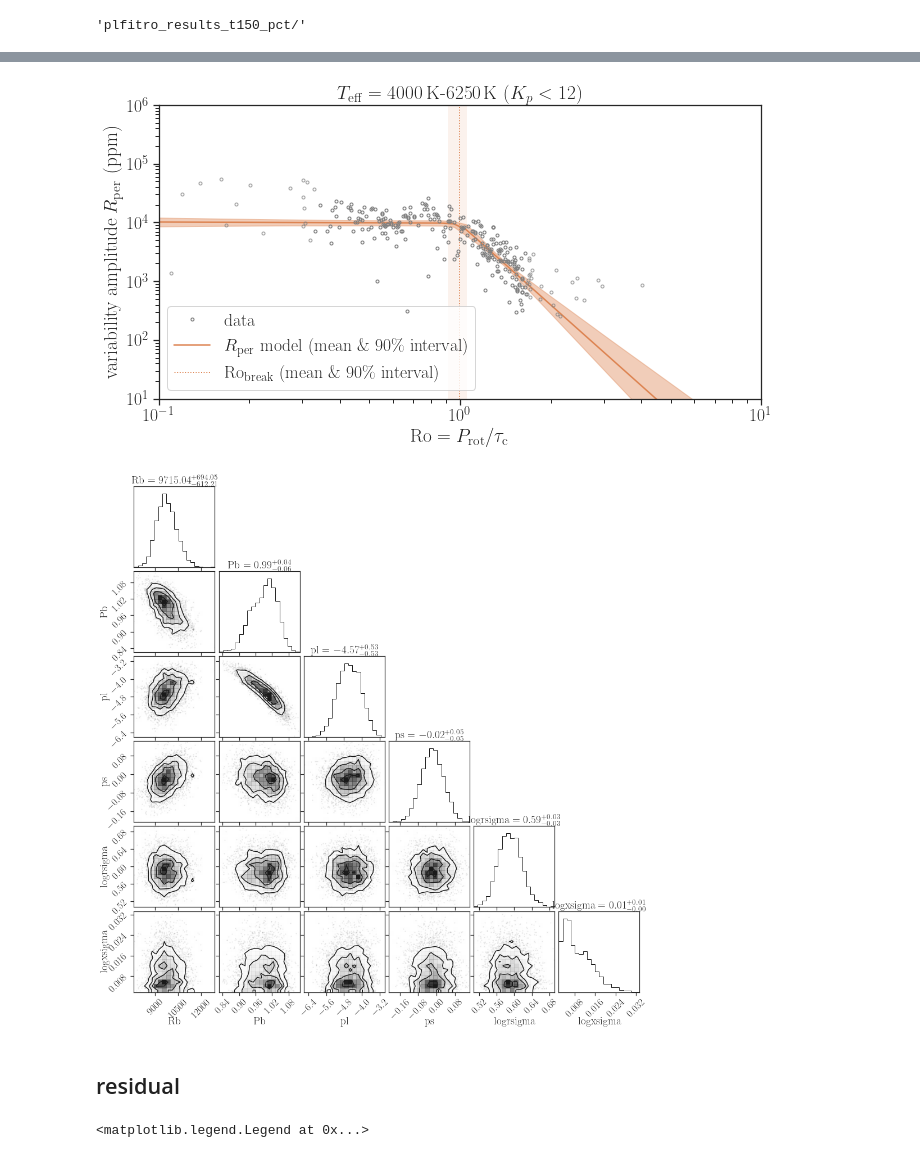
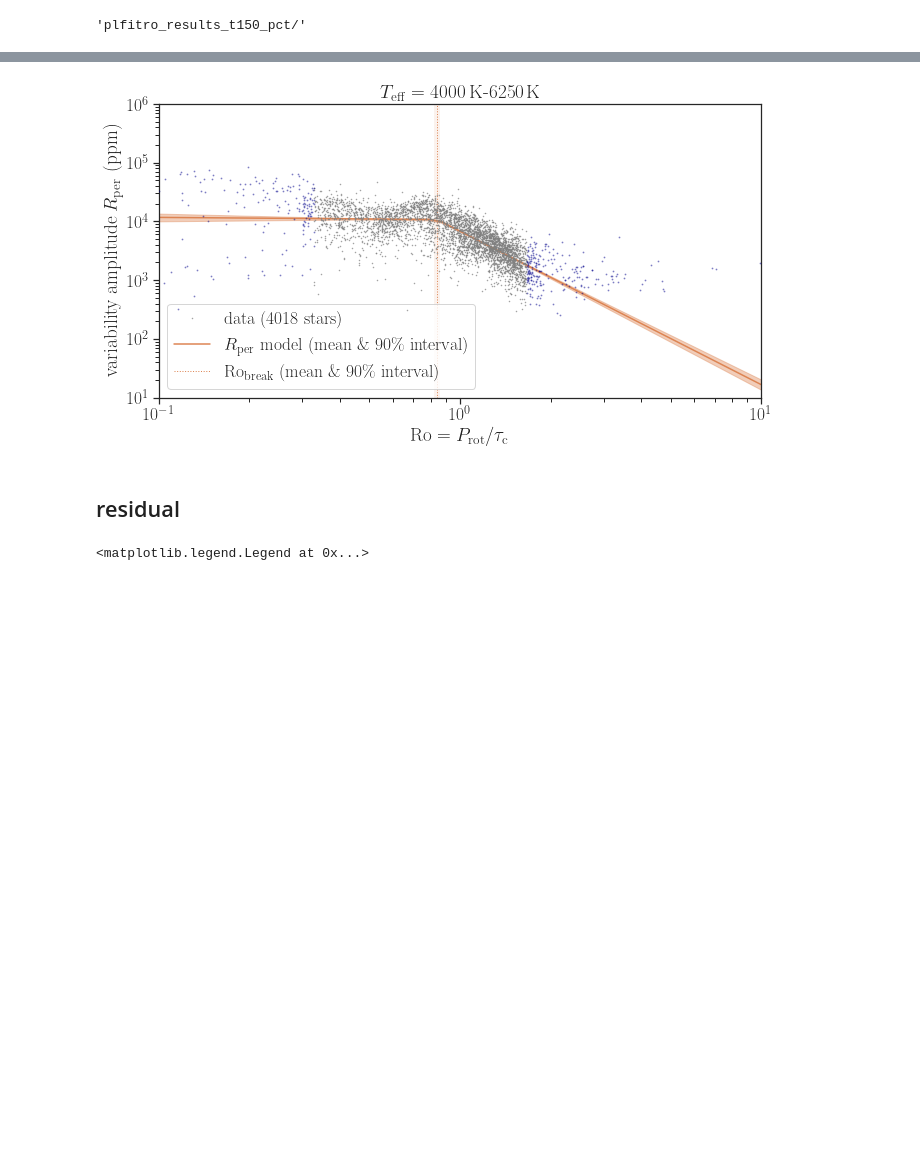
Before and after one commit to kemasuda/acheron, a Jupyter notebook: kepler_prot_teff/2-plfit.ipynb, the cells around one changed output, grey strips where cells are left out. Cells and saved outputs as stored; diff of their text form; code cells hidden in the pictures; blank space fills up the shorter version.

```diff
--- a/kepler_prot_teff/2-plfit.ipynb
+++ b/kepler_prot_teff/2-plfit.ipynb
@@ -90,5 +90,5 @@ protlabel = 'rotation period $P_\mathrm{rot}$ (days)'
 # %%
 resdir = 'plfit_results_t%d_pct/'%dt
 # %%
-resume = True*0
+resume = True
 # %%
@@ -199,17 +190,12 @@ plfit_results_t150_pct/teff6250-6400
 resdir = 'plfitro_results_t%d_pct/'%dt
 # %%
 resdir
-resume = True * 0
+resume = True
 # %%
 for i in range(len(tbins)-1):
     tl, tu = tbins[i], tbins[i+1]
     outname = resdir+"teff%d-%d"%(tl, tu)
     print (outname)
-
-    if tl!=6100:
-        continue
-    else:
-        outname += "_beta"
 
     idx = (d.teff>tl) & (d.teff<tu) #& (d.logg>logg_threshold)
     pmin, pmax = np.percentile(d[idx].Pnorm, [5, 95])
@@ -256,12 +242,14 @@ for i in range(len(tbins)-1):
     #idxd = (pobs>pmin) & (pobs<pmax)
     if tu-tl>1000:
         mew=0.5
-        plt.plot(pobs, robs, '.', color='gray', markersize=1, zorder=1000, alpha=0.8, label='data')
-        plt.plot(pobs_out, robs_out, '.', color='gray', markersize=1, zorder=1000, alpha=0.4)
+        plt.plot(pobs, robs, '.', color='gray', markersize=1, zorder=1000, alpha=0.8, label='data (%d stars)'%len(pobs))
+        #plt.plot(pobs_out, robs_out, '.', color='gray', markersize=1, zorder=1000, alpha=0.4)
+        plt.plot(pobs_out, robs_out, 's', color='darkblue', zorder=1000, alpha=0.8, markersize=3, mfc='none', mew=0.4)
     else:
         mew=1.
-        plt.plot(pobs, robs, '.', color='gray', mfc='none', mew=mew, zorder=1000, label='data')
-        plt.plot(pobs_out, robs_out, '.', color='gray', mfc='none', mew=mew, zorder=1000, alpha=0.7)
+        plt.plot(pobs, robs, '.', color='gray', mfc='none', mew=mew, zorder=1000, label='data (%d stars)'%len(pobs))
+        #plt.plot(pobs_out, robs_out, '.', color='gray', mfc='none', mew=mew, zorder=1000, alpha=0.7)
+        plt.plot(pobs_out, robs_out, 's', color='darkblue', zorder=1000, alpha=0.8, markersize=3, mfc='none', mew=0.4)
     plt.plot(pmod, rmean, '-', color='C1', label='$R_\mathrm{per}$ model (mean \& 90\% interval)')
     plt.axvline(x=pb, color='C1', ls='dotted', lw=1, label='$\mathrm{Ro}_\mathrm{break}$ (mean \& 90\% interval)')
     plt.fill_betweenx(np.logspace(1,6,100), x1=pb5, x2=pb95, color='C1', lw=0, alpha=0.1)
@@ -308,6 +291,7 @@ resdir = 'plfitro_results_t%d_pct/'%dt
 # %%
 tbins_all = np.array([4000, 6250])
 resume = True
+magcut = True * 0
 # %%
 resdir
 # %% [output]
@@ -322,8 +306,9 @@ for i in range(len(tbins_all)-1):
     pmin, pmax = np.percentile(d[idx].Pnorm, [5, 95])
     print (pmin, pmax)
 
-    idx &= (d.kepmag < 12)
-    outname += "_kp12"
+    if magcut:
+        idx &= (d.kepmag < 12)
+        outname += "_kp12"
 
     idxp = (pmin<d.Pnorm) & (d.Pnorm<pmax)
     pobs, robs = jnp.array(d[idx&idxp].Pnorm), jnp.array(d[idx&idxp].Rper)
@@ -369,12 +354,14 @@ for i in range(len(tbins_all)-1):
     #idxd = (pobs>pmin) & (pobs<pmax)
     if tu-tl>1000 and len(pobs)>300:
         mew=0.5
-        plt.plot(pobs, robs, '.', color='gray', markersize=1, zorder=1000, alpha=0.8, label='data')
-        plt.plot(pobs_out, robs_out, '.', color='gray', markersize=1, zorder=1000, alpha=0.4)
+        plt.plot(pobs, robs, '.', color='gray', markersize=1, zorder=1000, alpha=0.8, label='data (%d stars)'%len(pobs))
+        #plt.plot(pobs_out, robs_out, '.', color='gray', markersize=1, zorder=1000, alpha=0.4)
+        plt.plot(pobs_out, robs_out, 's', color='darkblue', zorder=1000, alpha=0.8, markersize=1, mfc='none', mew=0.4)
     else:
         mew=1.
-        plt.plot(pobs, robs, '.', color='gray', mfc='none', mew=mew, zorder=1000, label='data')
-        plt.plot(pobs_out, robs_out, '.', color='gray', mfc='none', mew=mew, zorder=1000, alpha=0.7)
+        plt.plot(pobs, robs, '.', color='gray', mfc='none', mew=mew, zorder=1000, label='data (%d stars)'%len(pobs))
+        #plt.plot(pobs_out, robs_out, '.', color='gray', mfc='none', mew=mew, zorder=1000, alpha=0.7)
+        plt.plot(pobs_out, robs_out, 's', color='darkblue', zorder=1000, alpha=0.8, markersize=3, mfc='none', mew=0.4)
     plt.plot(pmod, rmean, '-', color='C1', label='$R_\mathrm{per}$ model (mean \& 90\% interval)')
     plt.axvline(x=pb, color='C1', ls='dotted', lw=1, label='$\mathrm{Ro}_\mathrm{break}$ (mean \& 90\% interval)')
     plt.fill_betweenx(np.logspace(1,6,100), x1=pb5, x2=pb95, color='C1', lw=0, alpha=0.1)
@@ -382,6 +369,8 @@ for i in range(len(tbins_all)-1):
     plt.legend(loc='lower left')
     plt.savefig(outname+"_romodel.png", dpi=200, bbox_inches="tight")
 
+    continue
+
     keys = ["R_break", "p_break", "power_long", "power_short", "logrsigma", "lnxsigma"]
     labels = ['Rb', 'Pb', 'pl', 'ps', 'logrsigma', 'logxsigma']
     hyper = pd.DataFrame(data=dict(zip(keys, [samples[k] for k in keys])))
@@ -409,5 +397,4 @@ WARNING:root:Pandas support in corner is deprecated; use ArviZ directly
-[figure, old version]
+[figure, new version]
-[figure, removed]
 # %% [markdown]
 ## residual
 # %%
```
Also changed, not shown: parts of 11 cells of this notebook, 6 other files.
